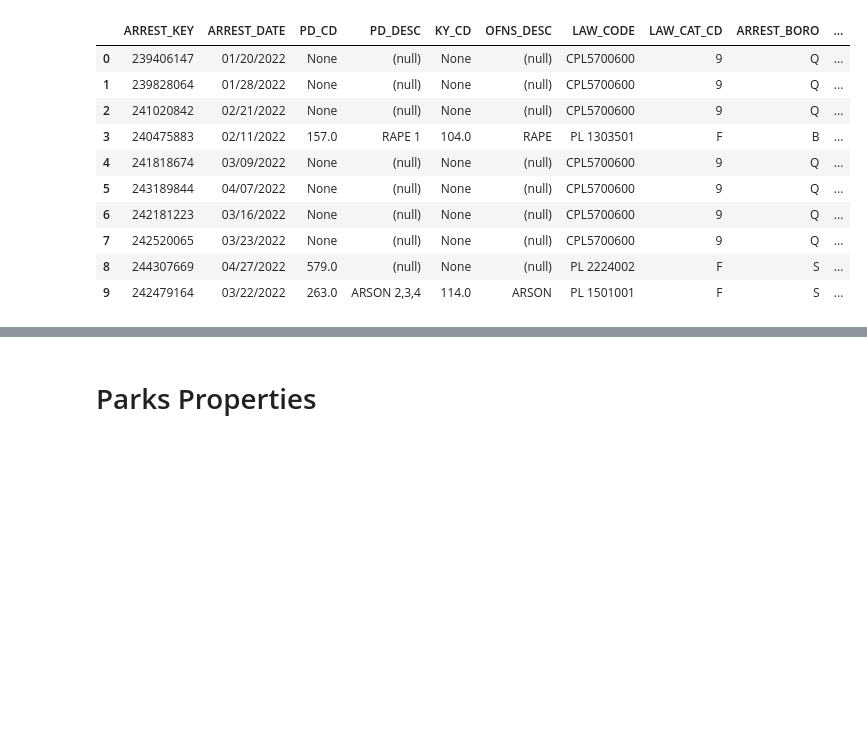
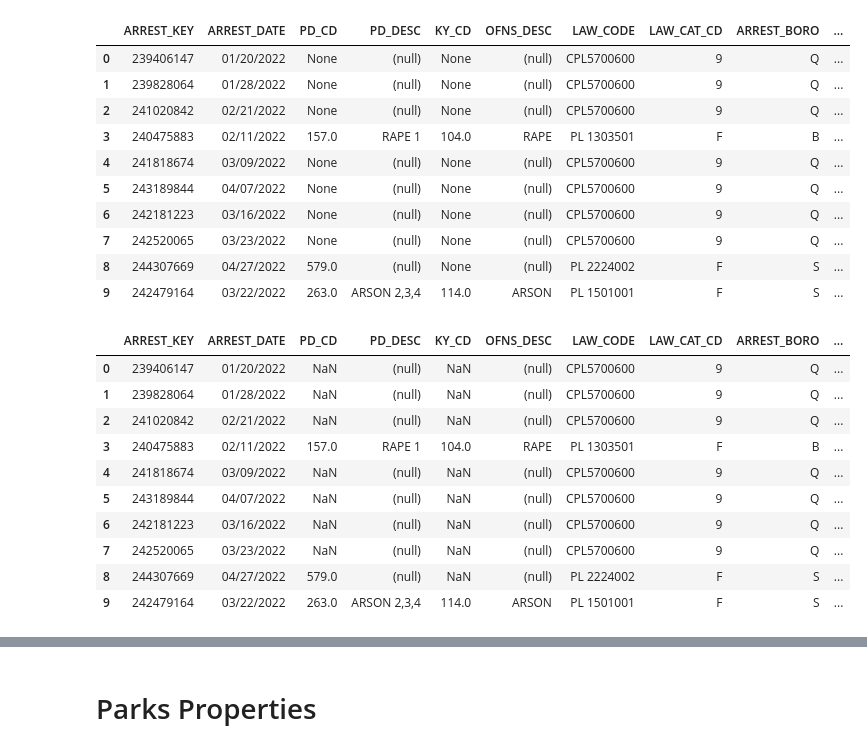
Before and after one commit to gcivil-nyu-org/INET-Team-2-F2022, a Jupyter notebook: Colab/(SS)SerenitySearch.ipynb, the cells around one changed output, grey strips where cells are left out. Saved outputs shown, nothing was run; the diff lists cells and outputs as text; code cells hidden in the pictures; blank space fills up the shorter version.

```diff
--- a/Colab/(SS)SerenitySearch.ipynb
+++ b/Colab/(SS)SerenitySearch.ipynb
@@ -219,3 +225,18 @@ ds3.head()
 | 7 | 242520065 | 03/23/2022 | None | (null) | None | (null) | CPL5700600 | 9 | Q | ... |
 | 8 | 244307669 | 04/27/2022 | 579.0 | (null) | None | (null) | PL 2224002 | F | S | ... |
 | 9 | 242479164 | 03/22/2022 | 263.0 | ARSON 2,3,4 | 114.0 | ARSON | PL 1501001 | F | S | ... |
+# %%
+ds3_sample = dataset3[0:10]
+ds3_sample
+# %% [output]
+|  | ARREST_KEY | ARREST_DATE | PD_CD | PD_DESC | KY_CD | OFNS_DESC | LAW_CODE | LAW_CAT_CD | ARREST_BORO | ... |
+| 0 | 239406147 | 01/20/2022 | NaN | (null) | NaN | (null) | CPL5700600 | 9 | Q | ... |
+| 1 | 239828064 | 01/28/2022 | NaN | (null) | NaN | (null) | CPL5700600 | 9 | Q | ... |
+| 2 | 241020842 | 02/21/2022 | NaN | (null) | NaN | (null) | CPL5700600 | 9 | Q | ... |
+| 3 | 240475883 | 02/11/2022 | 157.0 | RAPE 1 | 104.0 | RAPE | PL 1303501 | F | B | ... |
+| 4 | 241818674 | 03/09/2022 | NaN | (null) | NaN | (null) | CPL5700600 | 9 | Q | ... |
+| 5 | 243189844 | 04/07/2022 | NaN | (null) | NaN | (null) | CPL5700600 | 9 | Q | ... |
+| 6 | 242181223 | 03/16/2022 | NaN | (null) | NaN | (null) | CPL5700600 | 9 | Q | ... |
+| 7 | 242520065 | 03/23/2022 | NaN | (null) | NaN | (null) | CPL5700600 | 9 | Q | ... |
+| 8 | 244307669 | 04/27/2022 | 579.0 | (null) | NaN | (null) | PL 2224002 | F | S | ... |
+| 9 | 242479164 | 03/22/2022 | 263.0 | ARSON 2,3,4 | 114.0 | ARSON | PL 1501001 | F | S | ... |
```
Also changed, not shown: parts of 3 cells of this notebook.
